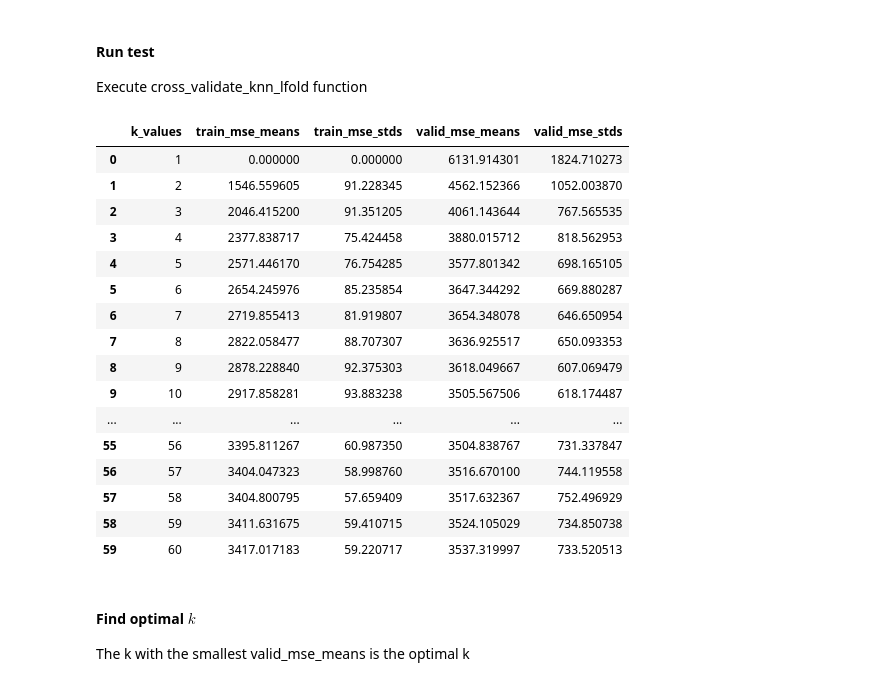
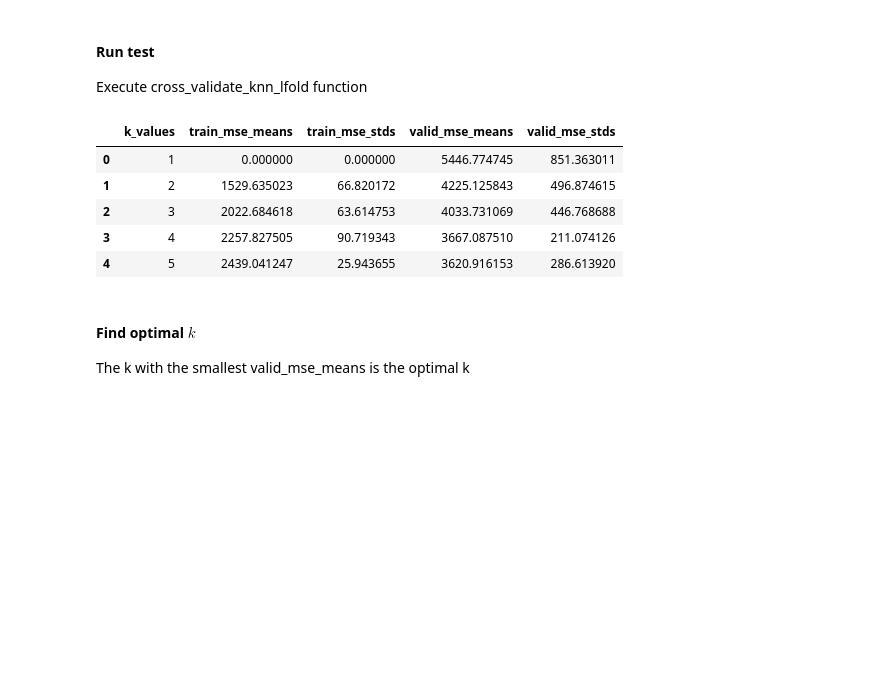
Before and after one commit to MinGGGoD/ML_ASS, a Jupyter notebook: 35224436 Yiming Zhang a1 sec1.ipynb, the cells around one changed output. Saved outputs shown, nothing was run; the diff lists cells and outputs as text; code cells hidden in the pictures; blank space fills up the shorter version.

```diff
--- a/35224436 Yiming Zhang a1 sec1.ipynb
+++ b/35224436 Yiming Zhang a1 sec1.ipynb
@@ -33,13 +40,3 @@ Test preparation, utility function for splitting the dataset into training and t
-# %%
-def train_test_split(x, y, train_size=0.6, random_state=None):
-    """Split the data into training and testing sets"""
-    RNG = np.random.default_rng(random_state)
-    N = len(x)
-    N_train = round(N * train_size)
-    idx_train = RNG.choice(N, N_train, replace=False)
-    idx_test = np.setdiff1d(np.arange(N), idx_train)
-    RNG.shuffle(idx_test)
-    return x[idx_train], x[idx_test], y[idx_train], y[idx_test]
 # %% [markdown]
 #### Load dataset
 # %%
@@ -211,11 +180,11 @@ def mse(y_true, y_pred):
     return np.mean((y_true - y_pred) ** 2)
 
 def cross_validate_knn_lfold(
-    X_train,
-    y_train,
+    X,
+    y,
     max_k,
     L=10,
-    random_state=1024,
+    random_state=18,
     shuffle=False,
 ):
     # initalize the result lists
@@ -230,12 +199,12 @@ def cross_validate_knn_lfold(
         valid_mses = []
 
         lfold = LFold(L, shuffle=shuffle, random_state=random_state)
-        fold_splits = lfold.split(X_train)
+        fold_splits = lfold.split(X)
         # iterate over each fold
         for train_idx, valid_idx in fold_splits:
             # split data
-            X_tr, y_tr = X_train[train_idx], y_train[train_idx]
-            X_val, y_val = X_train[valid_idx], y_train[valid_idx]
+            X_tr, y_tr = X[train_idx], y[train_idx]
+            X_val, y_val = X[valid_idx], y[valid_idx]
 
             # train KNN model
             knn = KnnRegressor(k=k)
@@ -275,36 +244,25 @@ def cross_validate_knn_lfold(
 #### Run test
 Execute cross_validate_knn_lfold function
 # %%
-L = 10
-max_k = 60
+L = 5
+max_k = 30
 
 results = cross_validate_knn_lfold(
-    X_train=X_train,
-    y_train=y_train,
+    X,
+    y,
     max_k=max_k,
     L=L,
-    random_state=1024,
+    random_state=18,
     shuffle=False,
 )
-results
+results.head()
 # %% [output]
 |  | k_values | train_mse_means | train_mse_stds | valid_mse_means | valid_mse_stds |
-| 0 | 1 | 0.000000 | 0.000000 | 6131.914301 | 1824.710273 |
-| 1 | 2 | 1546.559605 | 91.228345 | 4562.152366 | 1052.003870 |
-| 2 | 3 | 2046.415200 | 91.351205 | 4061.143644 | 767.565535 |
-| 3 | 4 | 2377.838717 | 75.424458 | 3880.015712 | 818.562953 |
-| 4 | 5 | 2571.446170 | 76.754285 | 3577.801342 | 698.165105 |
-| 5 | 6 | 2654.245976 | 85.235854 | 3647.344292 | 669.880287 |
-| 6 | 7 | 2719.855413 | 81.919807 | 3654.348078 | 646.650954 |
-| 7 | 8 | 2822.058477 | 88.707307 | 3636.925517 | 650.093353 |
-| 8 | 9 | 2878.228840 | 92.375303 | 3618.049667 | 607.069479 |
-| 9 | 10 | 2917.858281 | 93.883238 | 3505.567506 | 618.174487 |
-| ... | ... | ... | ... | ... | ... |
-| 55 | 56 | 3395.811267 | 60.987350 | 3504.838767 | 731.337847 |
-| 56 | 57 | 3404.047323 | 58.998760 | 3516.670100 | 744.119558 |
-| 57 | 58 | 3404.800795 | 57.659409 | 3517.632367 | 752.496929 |
-| 58 | 59 | 3411.631675 | 59.410715 | 3524.105029 | 734.850738 |
-| 59 | 60 | 3417.017183 | 59.220717 | 3537.319997 | 733.520513 |
+| 0 | 1 | 0.000000 | 0.000000 | 5446.774745 | 851.363011 |
+| 1 | 2 | 1529.635023 | 66.820172 | 4225.125843 | 496.874615 |
+| 2 | 3 | 2022.684618 | 63.614753 | 4033.731069 | 446.768688 |
+| 3 | 4 | 2257.827505 | 90.719343 | 3667.087510 | 211.074126 |
+| 4 | 5 | 2439.041247 | 25.943655 | 3620.916153 | 286.613920 |
 # %% [markdown]
 #### Find optimal $k$
 The k with the smallest valid_mse_means is the optimal k
```
Also changed, not shown: parts of 17 cells of this notebook.
